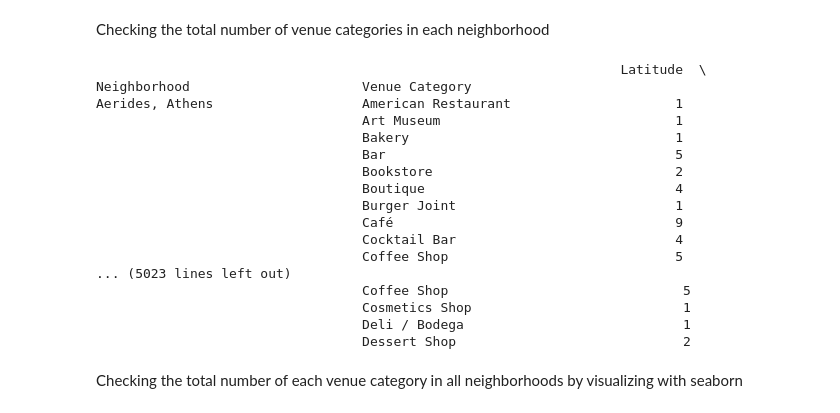
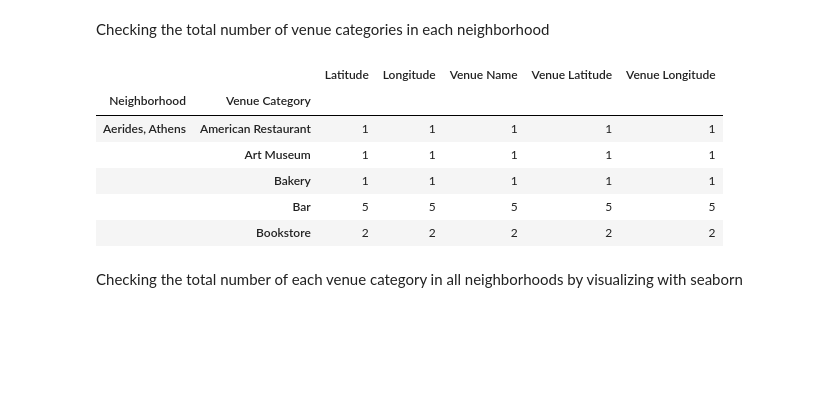
Before and after one commit to theomak/Capstone_Coursera, a Jupyter notebook: The-Battle-of-Neighborhoods-Athens.ipynb, the cells around one changed output. Saved outputs shown, nothing was run; the diff lists cells and outputs as text; code cells hidden in the pictures; blank space fills up the shorter version.

```diff
--- a/The-Battle-of-Neighborhoods-Athens.ipynb
+++ b/The-Battle-of-Neighborhoods-Athens.ipynb
@@ -372,25 +372,15 @@ There are 198 uniques categories.
 # %% [markdown]
 Checking the total number of venue categories in each neighborhood
 # %%
-venues_df.groupby(["Neighborhood", "Venue Category"]).count()
+venues_df.groupby(["Neighborhood", "Venue Category"]).count().head()
 # %% [output]
-                                                                   Latitude  \
-Neighborhood                      Venue Category
-Aerides, Athens                   American Restaurant                     1
-                                  Art Museum                              1
-                                  Bakery                                  1
-                                  Bar                                     5
-                                  Bookstore                               2
-                                  Boutique                                4
-                                  Burger Joint                            1
-                                  Café                                    9
-                                  Cocktail Bar                            4
-                                  Coffee Shop                             5
-... (5023 lines left out)
-                                  Coffee Shop                              5
-                                  Cosmetics Shop                           1
-                                  Deli / Bodega                            1
-                                  Dessert Shop                             2
+|  |  | Latitude | Longitude | Venue Name | Venue Latitude | Venue Longitude |
+| Neighborhood | Venue Category |  |  |  |  |  |
+| Aerides, Athens | American Restaurant | 1 | 1 | 1 | 1 | 1 |
+|  | Art Museum | 1 | 1 | 1 | 1 | 1 |
+|  | Bakery | 1 | 1 | 1 | 1 | 1 |
+|  | Bar | 5 | 5 | 5 | 5 | 5 |
+|  | Bookstore | 2 | 2 | 2 | 2 | 2 |
 # %% [markdown]
 Checking the total number of each venue category in all neighborhoods by visualizing with seaborn
 # %%
```
